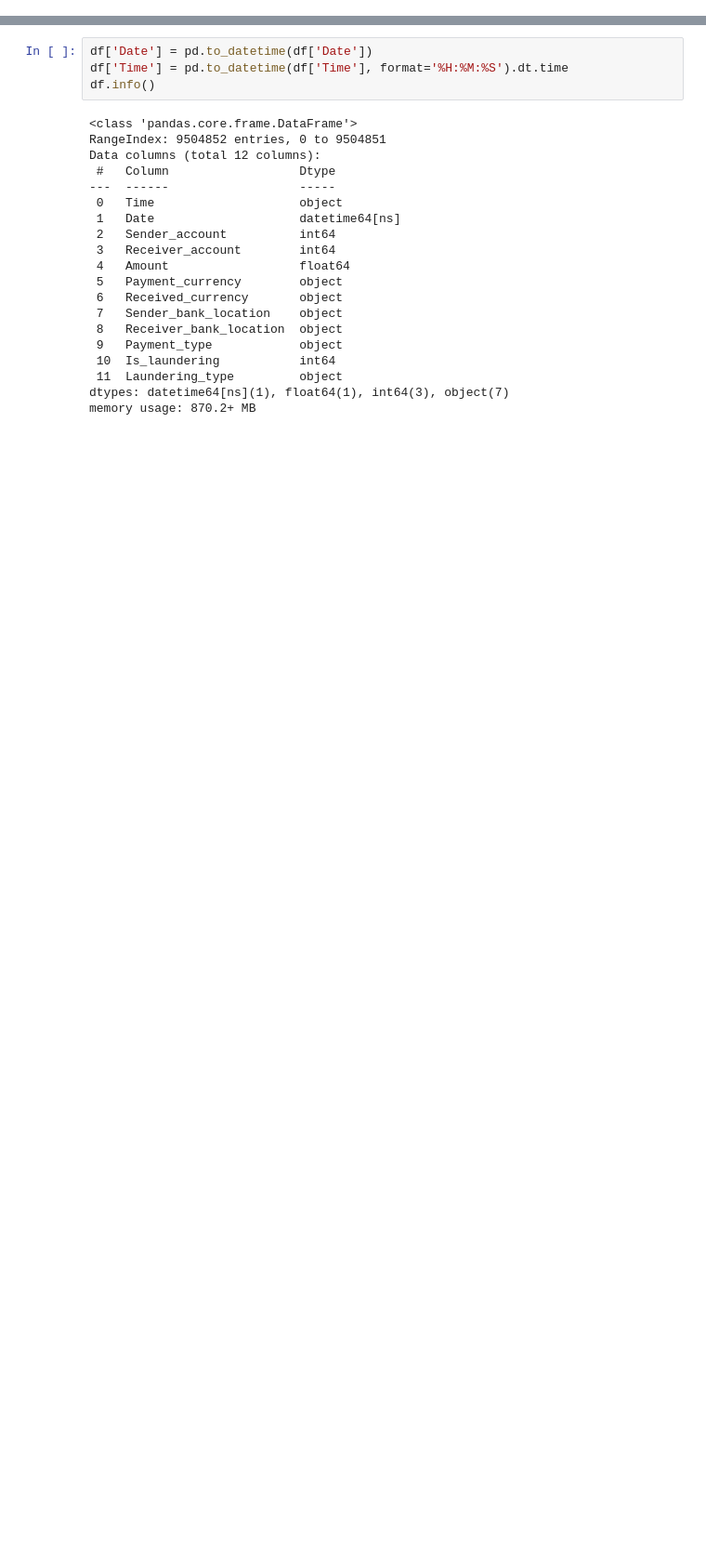
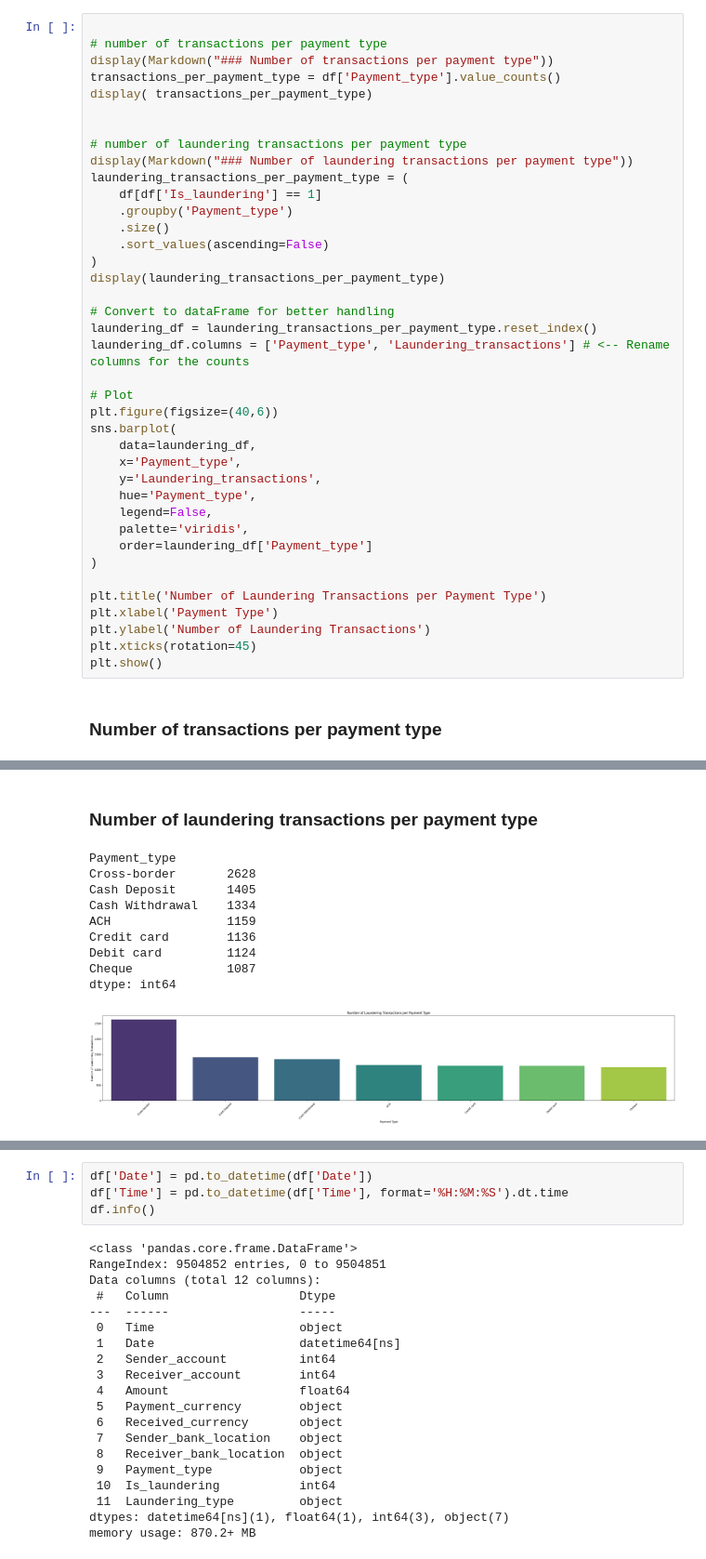
Before and after one commit to DamZav/aml-transactions-project, a Jupyter notebook: notebooks/EDA.ipynb, the cells around one changed output, grey strips where cells are left out. Shown at 93% size. Cells and saved outputs as stored; diff of their text form; blank space fills up the shorter version.

```diff
--- a/notebooks/EDA.ipynb
+++ b/notebooks/EDA.ipynb
@@ -42,0 +109,41 @@ df.describe()
+# %%
+
+# number of transactions per payment type
+display(Markdown("### Number of transactions per payment type"))
+transactions_per_payment_type = df['Payment_type'].value_counts()
+display( transactions_per_payment_type)
+
+
+# number of laundering transactions per payment type
+display(Markdown("### Number of laundering transactions per payment type"))
+laundering_transactions_per_payment_type = (
+    df[df['Is_laundering'] == 1]
+    .groupby('Payment_type')
+    .size()
+    .sort_values(ascending=False)
+)
+display(laundering_transactions_per_payment_type)
+
+# Convert to dataFrame for better handling
+laundering_df = laundering_transactions_per_payment_type.reset_index()
+laundering_df.columns = ['Payment_type', 'Laundering_transactions'] # <-- Rename columns for the counts
+
+# Plot
+plt.figure(figsize=(40,6))
+sns.barplot(
+    data=laundering_df,
+    x='Payment_type',
+    y='Laundering_transactions',
+    hue='Payment_type',
+    legend=False,
+    palette='viridis',
+    order=laundering_df['Payment_type']
+)
+
+plt.title('Number of Laundering Transactions per Payment Type')
+plt.xlabel('Payment Type')
+plt.ylabel('Number of Laundering Transactions')
+plt.xticks(rotation=45)
+plt.show()
+# %% [output]
+### Number of transactions per payment type
@@ -42,0 +159,11 @@ df.describe()
+### Number of laundering transactions per payment type
+Payment_type
+Cross-border       2628
+Cash Deposit       1405
+Cash Withdrawal    1334
+ACH                1159
+Credit card        1136
+Debit card         1124
+Cheque             1087
+dtype: int64
+[figure, added]
```
Also changed, not shown: parts of 15 cells of this notebook.
